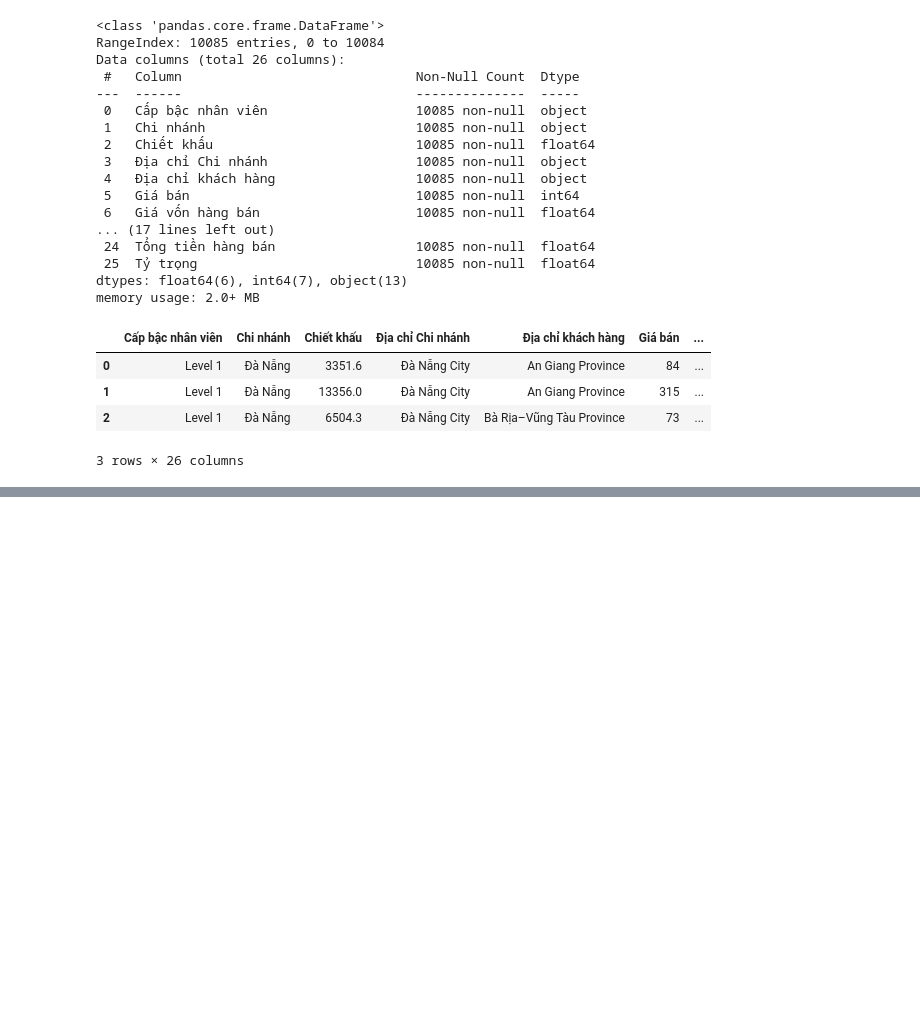
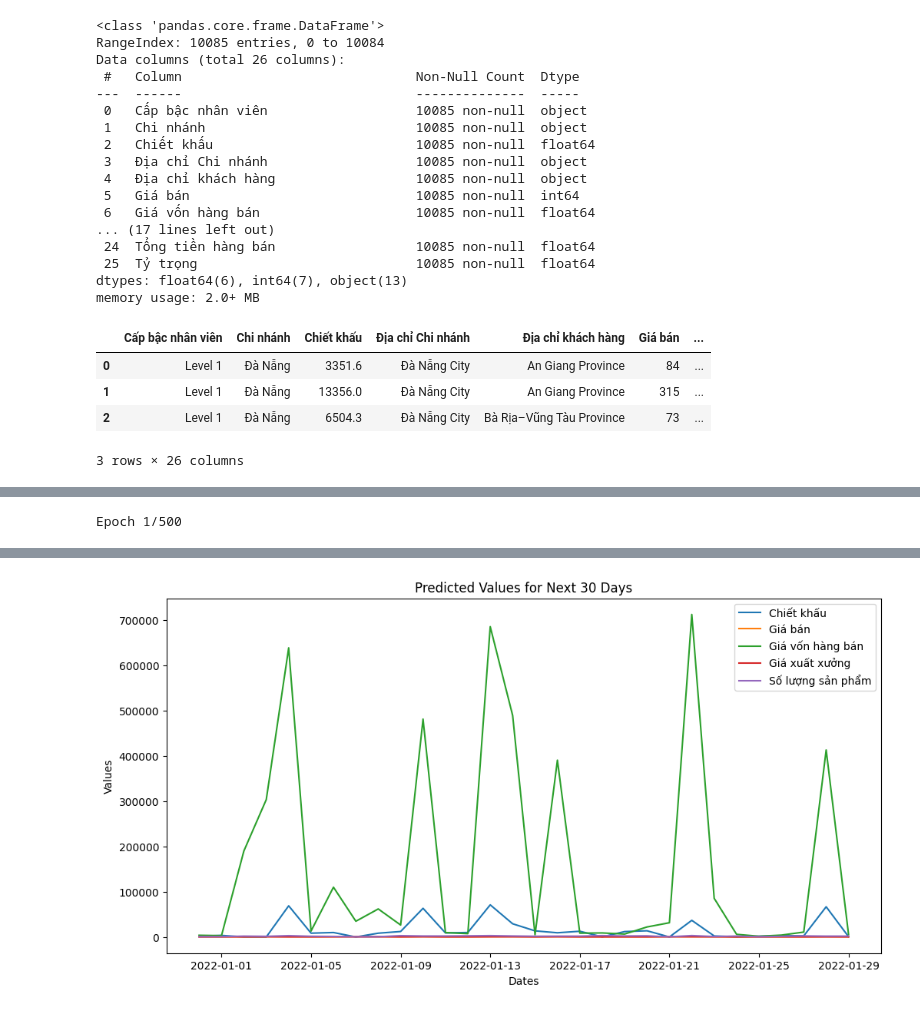
Before and after one commit to henryworking/henrydata, a Jupyter notebook: EDA & Sales Forecast by RFT.ipynb, the cells around one changed output, grey strips where cells are left out. Saved outputs shown, nothing was run; the diff lists cells and outputs as text; code cells hidden in the pictures; blank space fills up the shorter version.

```diff
--- a/EDA & Sales Forecast by RFT.ipynb
+++ b/EDA & Sales Forecast by RFT.ipynb
@@ -268,0 +226,66 @@ Predictions for random X values: [37.64496112 33.5736469  36.57044827]
+# %%
+# prompt: Please use LSTM model to predict each 'Chiết khấu', 'Giá bán', 'Giá vốn hàng bán', 'Giá xuất xưởng', 'Số lượng sản phẩm' for the next 30 Days (based on 'Dates'). Store those predicted values to an array named as 'random_X'. Visualize 'random_X' with future 'Dates'.
+
+import numpy as np
+import pandas as pd
+from sklearn.preprocessing import MinMaxScaler
+from tensorflow.keras.models import Sequential
+from tensorflow.keras.layers import LSTM, Dense
+import matplotlib.pyplot as plt
+
+# Select the columns for prediction
+columns_to_predict = ['Chiết khấu', 'Giá bán', 'Giá vốn hàng bán', 'Giá xuất xưởng', 'Số lượng sản phẩm']
+
+# Prepare the data for LSTM
+data = df[['Dates'] + columns_to_predict].copy()
+data['Dates'] = pd.to_datetime(data['Dates'])
+data.set_index('Dates', inplace=True)
+
+# Scale the data
+scaler = MinMaxScaler()
+data[columns_to_predict] = scaler.fit_transform(data[columns_to_predict])
+
+# Split the data into training and testing sets
+train_data = data[:-30]
+test_data = data[-30:]
+
+# Create the LSTM model
+model = Sequential()
+model.add(LSTM(units=50, return_sequences=True, input_shape=(train_data.shape[1], 1)))
+model.add(LSTM(units=50))
+model.add(Dense(len(columns_to_predict)))
+model.compile(loss='mean_squared_error', optimizer='adam')
+
+# Prepare the data for the LSTM model
+X_train = np.array(train_data).reshape(train_data.shape[0], train_data.shape[1], 1)
+y_train = np.array(train_data)
+
+# Train the LSTM model
+model.fit(X_train, y_train, epochs=500, batch_size=64)
+
+# Prepare the data for prediction
+X_test = np.array(test_data).reshape(test_data.shape[0], test_data.shape[1], 1)
+
+# Predict the values
+predicted_values = model.predict(X_test)
+
+# Inverse transform the predicted values
+predicted_values = scaler.inverse_transform(predicted_values)
+
+# Create the future dates
+future_dates = pd.date_range(start=df['Dates'].max(), periods=30, freq='D')
+
+# Store the predicted values in random_X
+random_X = pd.DataFrame(predicted_values, columns=columns_to_predict, index=future_dates)
+
+# Visualize the predictions
+plt.figure(figsize=(12, 6))
+for column in columns_to_predict:
+  plt.plot(random_X.index, random_X[column], label=column)
+plt.xlabel('Dates')
+plt.ylabel('Values')
+plt.title('Predicted Values for Next 30 Days')
+plt.legend()
+plt.show()
+# %% [output]
+Epoch 1/500
@@ -268,0 +309 @@ Predictions for random X values: [37.64496112 33.5736469  36.57044827]
+[figure, added]
```
Also changed, not shown: parts of 14 cells of this notebook.
